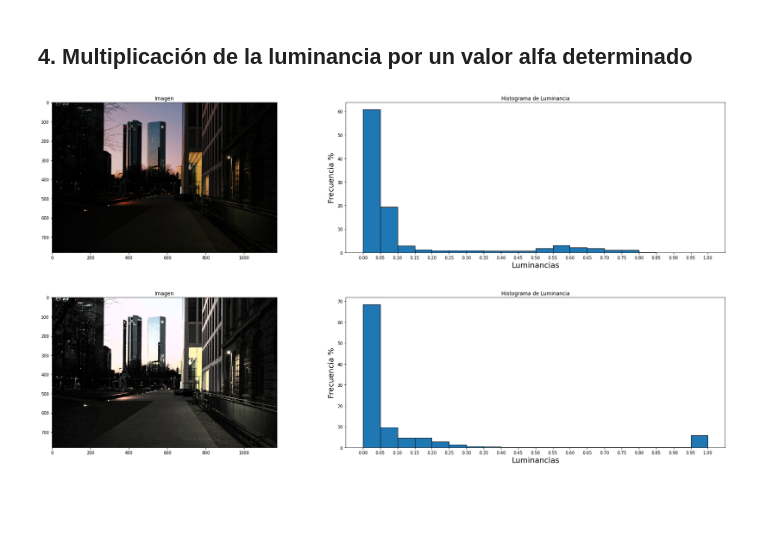
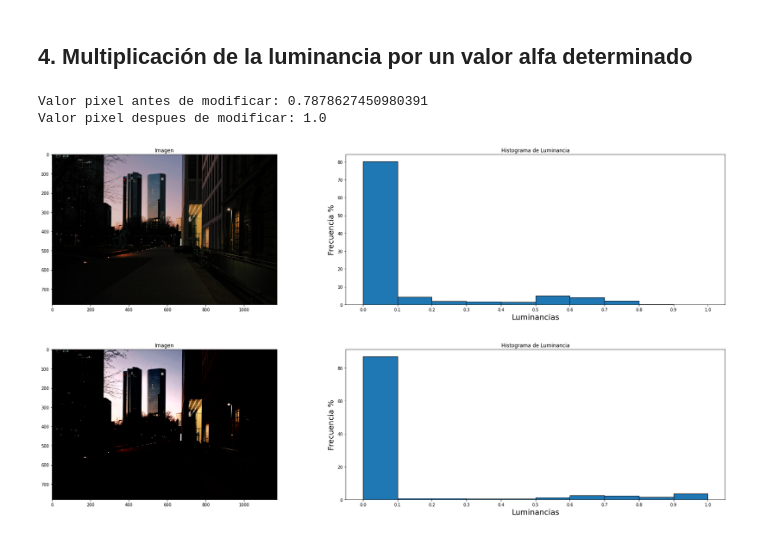
Before and after one commit to nicolassalomon96/procesamiento_imagenes_UNS, a Jupyter notebook: TP4/Histograma_de_luminancia.ipynb, the cells around one changed output. Cells and saved outputs as stored; diff of their text form; code cells hidden in the pictures; blank space fills up the shorter version.

```diff
--- a/TP4/Histograma_de_luminancia.ipynb
+++ b/TP4/Histograma_de_luminancia.ipynb
@@ -243,40 +303,59 @@ plt.show()
 # %%
 #@title Seleccione la imagen a analizar: { run: "auto" }
 low_Y_1 = 'https://images.unsplash.com/photo-1525036984299-360cc38f470a?ixid=MnwxMjA3fDB8MHxzZWFyY2h8MTY0fHxsb3clMjBsaWdodHxlbnwwfHwwfHw%3D&ixlib=rb-1.2.1&auto=format&fit=crop&w=500&q=60'
 low_Y_2 = 'https://images.unsplash.com/photo-1615221990091-b8203265e94c?ixid=MnwxMjA3fDB8MHxwaG90by1wYWdlfHx8fGVufDB8fHx8&ixlib=rb-1.2.1&auto=format&fit=crop&w=1171&q=80'
 high_Y_1 = 'https://www.rockandpop.cl/wp-content/uploads/2020/01/photophobia.jpg'
 high_Y_2 = 'https://i0.wp.com/www.iluminet.com/press/wp-content/uploads/2018/11/ugr-06.jpg?w=780&ssl=1'
 
 Imagen = 'Baja_luminancia_2' #@param ["Baja_luminancia_1","Baja_luminancia_2","Alta_luminancia_1","Alta_luminancia_2"]
 
 if Imagen =='Baja_luminancia_1':
   image_2 = get_image(low_Y_1)
-if Imagen =='Baja_luminancia_2':
+elif Imagen =='Baja_luminancia_2':
   image_2 = get_image(low_Y_2)
-if Imagen =='Alta_luminancia_1':
+elif Imagen =='Alta_luminancia_1':
   image_2 = get_image(high_Y_1)
-if Imagen =='Alta_luminancia_2':
+elif Imagen =='Alta_luminancia_2':
   image_2 = get_image(high_Y_2)
-
-#@markdown Seleccione el valor alfa a multiplicar: { run: "auto" }
-Alfa = 3 #@param {type:"slider", min:0, max:5, step:0.1}
+else:
+  print("Error")
 
 #@markdown Seleccione la cantidad de contadores: { run: "auto" }
-Contadores_1 = 20 #@param {type:"slider", min:1, max:50, step:1}
+Contadores_1 = 10 #@param {type:"slider", min:1, max:50, step:1}
+
+#@markdown Seleccione la función a aplicar: { run: "auto" }
+Funcion = 'Lineal' #@param ["Multiplicacion_alfa", "Potencia_cuadratica", "Raiz_cuadrada","Lineal"]
+
+#@markdown Seleccione el valor alfa a multiplicar (en caso de haber elegido esta función): { run: "auto" }
+Alfa = 2 #@param {type:"slider", min:0, max:5, step:0.1}
+
+#@markdown Seleccione el valor mínimo y máximo de la función lineal a trozos (en caso de haber elegido esta función): { run: "auto" }
+lower_y = 0.3 #@param {type:"slider", min:0, max:1, step:0.1}
+upper_y = 0.7 #@param {type:"slider", min:0, max:1, step:0.1}
 
 image_2_y, image_2_i, image_2_q = split_YIQ(rgb2yiq(image_2)) #Extracción del canal Y (luminancia) de la imagen
 
-image_2_y_mod = image_2_y * Alfa
-
-image_2_y_mod = np.dstack((yiq_clip(image_2_y_mod, image_2_i, image_2_q))) #Nos aseguramos que no se salga de rango
+if Funcion == 'Multiplicacion_alfa':
+  image_2_y_mod = image_2_y * Alfa
+  YIQ_new = np.dstack((yiq_clip(image_2_y_mod, image_2_i, image_2_q))) #Nos aseguramos que no se salga de rango
+elif Funcion == 'Potencia_cuadratica':
+  YIQ_new = sqr_filter(image_2)
+elif Funcion == 'Raiz_cuadrada':
+  YIQ_new = sqrt_filter(image_2)
+elif Funcion == 'Lineal':
+  YIQ_new = lineal_filter(image_2, lower_y, upper_y)
+else:
+  print("Error")
 
 counts_relative_freq, bins = generate_histo(image_2_y,0,1,Contadores_1)
 plot_image_histo(image_2, counts_relative_freq, bins, Contadores_1, figsize=(25,6))
 
-counts_relative_freq_alfa, bins_alfa = generate_histo(image_2_y_mod,0,1,Contadores_1)
-image_2_mod = np.dstack((image_2_y_mod, image_2_i, image_2_q))
-image_2_mod_rgb = yiq2rgb(image_2_mod)
-plot_image_histo(image_2_mod_rgb, counts_relative_freq_alfa, bins_alfa, Contadores_1, figsize=(25,6))
+counts_relative_freq_mod, bins_mod = generate_histo(YIQ_new[:,:,0],0,1,Contadores_1)
+#image_2_mod = np.dstack((image_2_y_mod, image_2_i, image_2_q))
+image_2_mod_rgb = yiq2rgb(YIQ_new)
+plot_image_histo(image_2_mod_rgb, counts_relative_freq_mod, bins_mod, Contadores_1, figsize=(25,6))
 # %% [output]
+Valor pixel antes de modificar: 0.7878627450980391
+Valor pixel despues de modificar: 1.0
-[figure, old version]
+[figure, new version]
-[figure, old version]
+[figure, new version]
```
Also changed, not shown: parts of 5 cells of this notebook.
